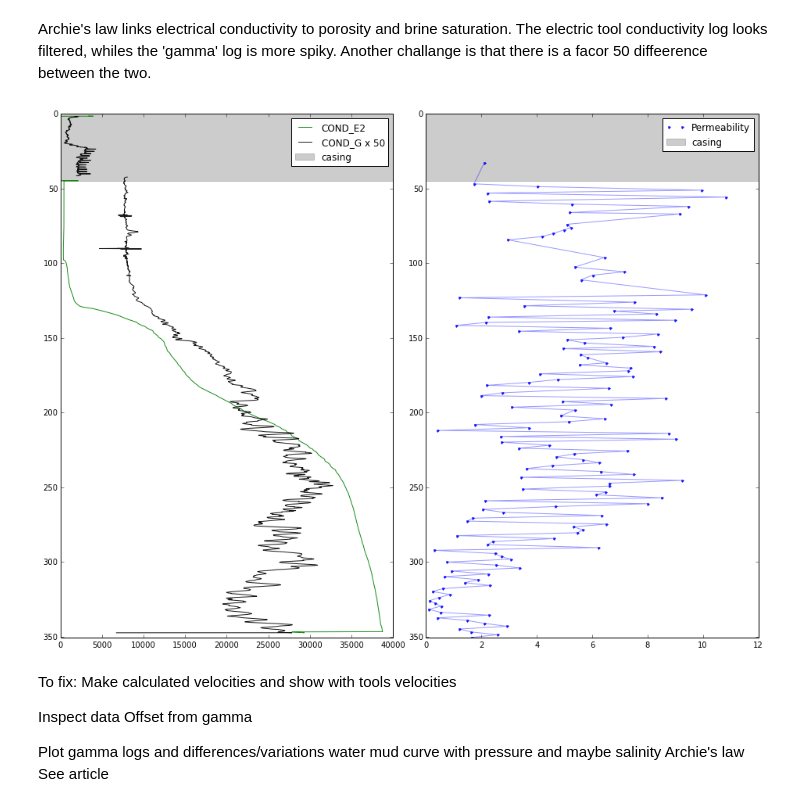
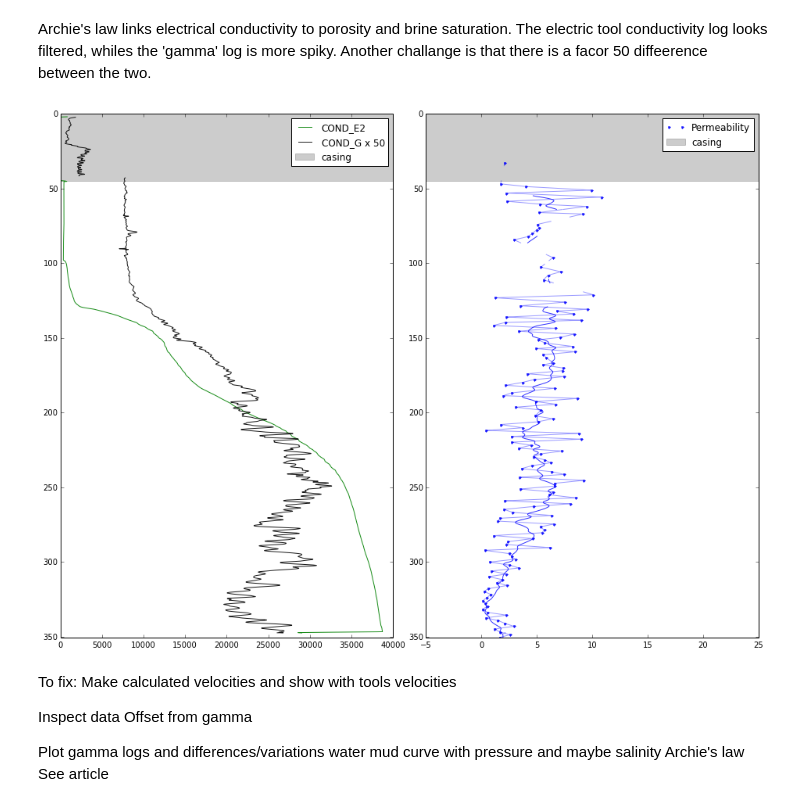
Before and after one commit to TobbeTripitaka/Dalbyover, a Jupyter notebook: Dalbyover sonic log.ipynb, the cells around one changed output. Saved outputs shown, nothing was run; the diff lists cells and outputs as text; code cells hidden in the pictures.

Commit message:
Worked on permeability cont'd

```diff
--- a/Dalbyover sonic log.ipynb
+++ b/Dalbyover sonic log.ipynb
@@ -173,7 +173,7 @@ def smooth_filter(raw,kernel=51):
     '''
     Apply median filter, set window size. Must be odd number.
     '''
-    return signal.medfilt(raw, kernel_size=5)
+    raw = signal.medfilt(raw, kernel_size=5)
     return pd.rolling_mean(raw, kernel)
 
 # Apply smoothing filter kernel is median window size, must be odd
@@ -342,30 +342,42 @@ Archie's law links electrical conductivity to porosity and brine saturation. The
 # %%
 fig = plt.figure(figsize=(16,12))
 fig.subplots_adjust(wspace=0.1)
 
 ax1 = plt.subplot(121)
 
 #well_plot(data['COND_E2'])
 well_plot(smooth_filter(data['COND_E2']),color='green', label='COND_E2')
 factor =50
 well_plot(smooth_filter(factor*data['COND_G']), label='COND_G x %d'%factor)
 casing_plot()
 plt.legend()
 
 
 ax2 = plt.subplot(122)
 mask = np.isfinite(data['PERMEABILITY'])
 plt.plot(data['PERMEABILITY'][mask],data['DEPTH'][mask],'.b', alpha=0.9,label='Permeability')
-plt.plot(data['PERMEABILITY'][mask],data['DEPTH'][mask],'b-', alpha=0.4)
+#plt.plot(data['PERMEABILITY'][mask],data['DEPTH'][mask],'b-', alpha=0.4)
+
+PERM_inter = data['PERMEABILITY'].interpolate(method='slinear', order=2,limit=200, limit_direction='both')
+
+plt.plot(PERM_inter,data['DEPTH'],'b-', alpha=0.4)
+plt.xlim(-5,25)
+
+
+plt.plot(smooth_filter(PERM_inter,1000),data['DEPTH'],'b-', alpha=0.8)
+
+
+
+
 casing_plot()
 plt.legend()
 
 
 plt.ylim(max(data['DEPTH']),0)
 
 plt.show()
 # %% [output]
-[figure, old version]
+[figure, new version]
 # %%
 # Apply smoothing filter kernel is median window size, must be odd
 kernel=99
```
Also changed, not shown: parts of 1 cell of this notebook.
